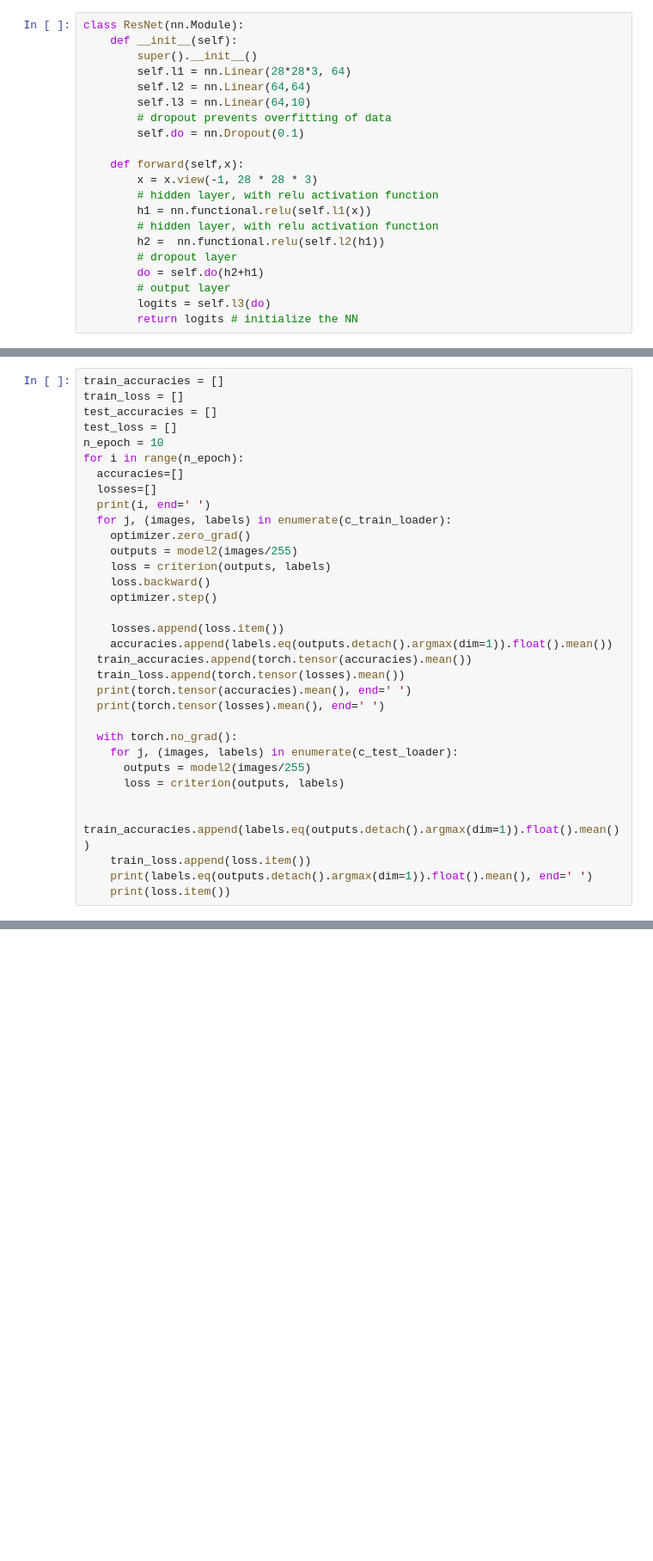
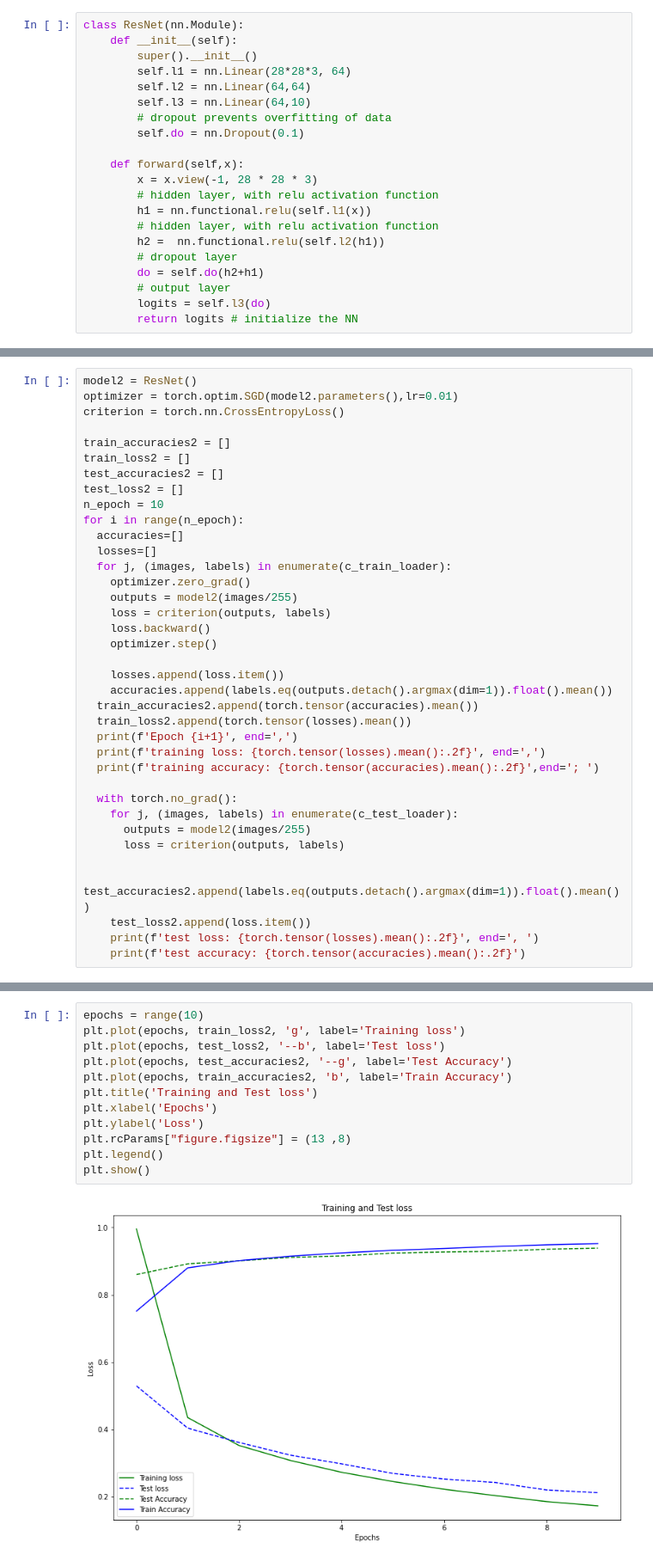
Before and after one commit to onurburakozdemir/FIZ437E, a Jupyter notebook: HW3_Part2.ipynb, the cells around one changed output, grey strips where cells are left out. Shown at 86% size. Cells and saved outputs as stored; diff of their text form; blank space fills up the shorter version.

```diff
--- a/HW3_Part2.ipynb
+++ b/HW3_Part2.ipynb
@@ -182,13 +183,16 @@ CMNIST'de eğitildi ve test edildi
 # %%
-train_accuracies = []
-train_loss = []
-test_accuracies = []
-test_loss = []
+model2 = ResNet()
+optimizer = torch.optim.SGD(model2.parameters(),lr=0.01)
+criterion = torch.nn.CrossEntropyLoss()
+
+train_accuracies2 = []
+train_loss2 = []
+test_accuracies2 = []
+test_loss2 = []
 n_epoch = 10
 for i in range(n_epoch):
   accuracies=[]
   losses=[]
-  print(i, end=' ')
   for j, (images, labels) in enumerate(c_train_loader):
     optimizer.zero_grad()
     outputs = model2(images/255)
@@ -198,18 +202,19 @@ for i in range(n_epoch):
 
     losses.append(loss.item())
     accuracies.append(labels.eq(outputs.detach().argmax(dim=1)).float().mean())
-  train_accuracies.append(torch.tensor(accuracies).mean())
-  train_loss.append(torch.tensor(losses).mean())
-  print(torch.tensor(accuracies).mean(), end=' ')
-  print(torch.tensor(losses).mean(), end=' ')
+  train_accuracies2.append(torch.tensor(accuracies).mean())
+  train_loss2.append(torch.tensor(losses).mean())
+  print(f'Epoch {i+1}', end=',')
+  print(f'training loss: {torch.tensor(losses).mean():.2f}', end=',')
+  print(f'training accuracy: {torch.tensor(accuracies).mean():.2f}',end='; ')
 
   with torch.no_grad():
     for j, (images, labels) in enumerate(c_test_loader):
       outputs = model2(images/255)
       loss = criterion(outputs, labels)
 
-    train_accuracies.append(labels.eq(outputs.detach().argmax(dim=1)).float().mean())
-    train_loss.append(loss.item())
-    print(labels.eq(outputs.detach().argmax(dim=1)).float().mean(), end=' ')
-    print(loss.item())
+    test_accuracies2.append(labels.eq(outputs.detach().argmax(dim=1)).float().mean())
+    test_loss2.append(loss.item())
+    print(f'test loss: {torch.tensor(losses).mean():.2f}', end=', ')
+    print(f'test accuracy: {torch.tensor(accuracies).mean():.2f}')
 # %% [output]
@@ -233 +231,15 @@ criterion = torch.nn.CrossEntropyLoss()
+# %%
+epochs = range(10)
+plt.plot(epochs, train_loss2, 'g', label='Training loss')
+plt.plot(epochs, test_loss2, '--b', label='Test loss')
+plt.plot(epochs, test_accuracies2, '--g', label='Test Accuracy')
+plt.plot(epochs, train_accuracies2, 'b', label='Train Accuracy')
+plt.title('Training and Test loss')
+plt.xlabel('Epochs')
+plt.ylabel('Loss')
+plt.rcParams["figure.figsize"] = (13 ,8)
+plt.legend()
+plt.show()
+# %% [output]
+[figure, added]
 # %% [markdown]
```
Also changed, not shown: parts of 17 cells of this notebook.
